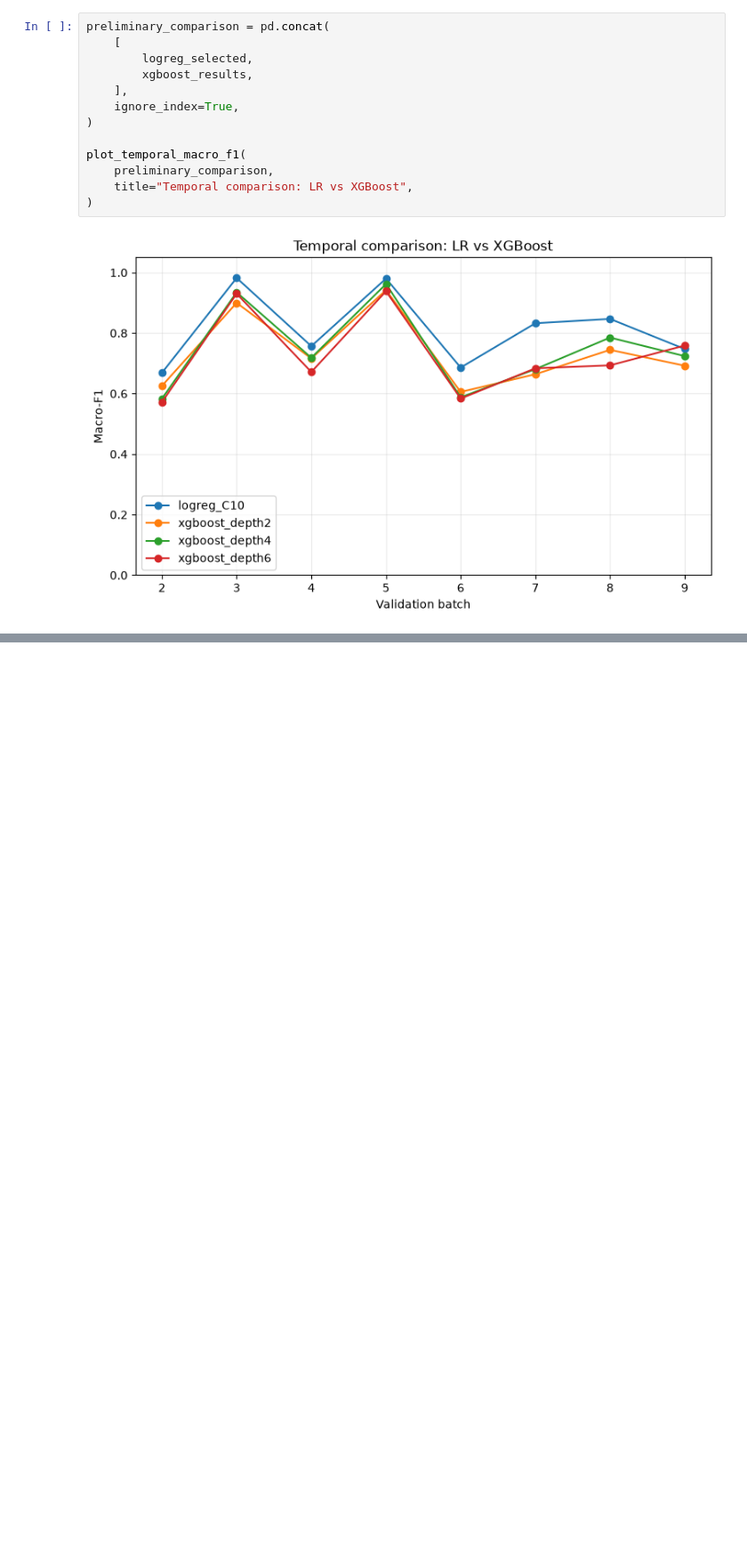
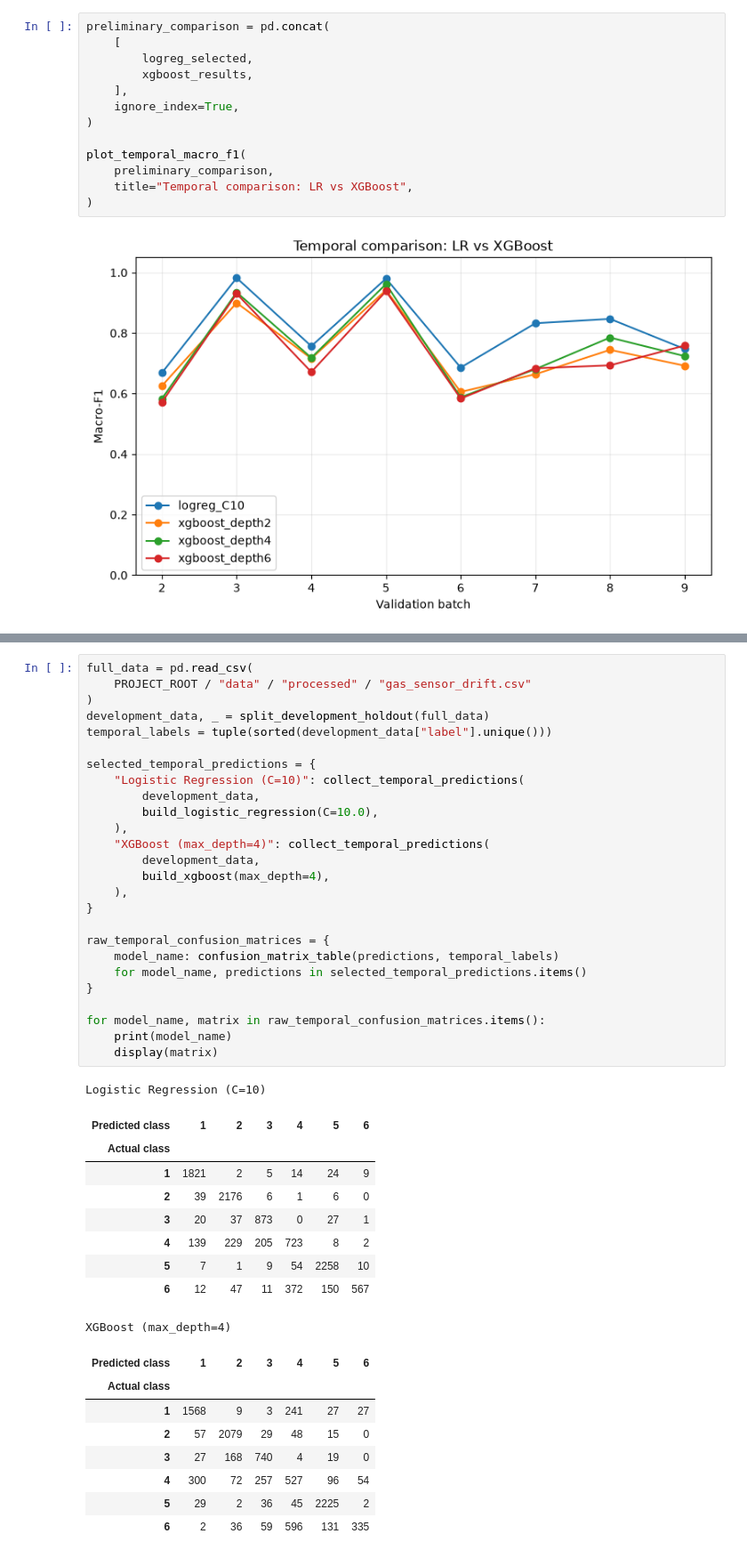
Before and after one commit to adrianfeijoo/gas-sensor-drift-classification, a Jupyter notebook: notebooks/02_model_evaluation.ipynb, the cells around one changed output, grey strips where cells are left out. Shown at 89% size. Drawn from its saved outputs; the diff is of its cells as text; blank space fills up the shorter version.

```diff
--- a/notebooks/02_model_evaluation.ipynb
+++ b/notebooks/02_model_evaluation.ipynb
@@ -726,0 +844,45 @@ Despite achieving near-perfect performance under random stratified cross-validat
+# %%
+full_data = pd.read_csv(
+    PROJECT_ROOT / "data" / "processed" / "gas_sensor_drift.csv"
+)
+development_data, _ = split_development_holdout(full_data)
+temporal_labels = tuple(sorted(development_data["label"].unique()))
+
+selected_temporal_predictions = {
+    "Logistic Regression (C=10)": collect_temporal_predictions(
+        development_data,
+        build_logistic_regression(C=10.0),
+    ),
+    "XGBoost (max_depth=4)": collect_temporal_predictions(
+        development_data,
+        build_xgboost(max_depth=4),
+    ),
+}
+
+raw_temporal_confusion_matrices = {
+    model_name: confusion_matrix_table(predictions, temporal_labels)
+    for model_name, predictions in selected_temporal_predictions.items()
+}
+
+for model_name, matrix in raw_temporal_confusion_matrices.items():
+    print(model_name)
+    display(matrix)
+# %% [output]
+Logistic Regression (C=10)
+| Predicted class | 1 | 2 | 3 | 4 | 5 | 6 |
+| Actual class |  |  |  |  |  |  |
+| 1 | 1821 | 2 | 5 | 14 | 24 | 9 |
+| 2 | 39 | 2176 | 6 | 1 | 6 | 0 |
+| 3 | 20 | 37 | 873 | 0 | 27 | 1 |
+| 4 | 139 | 229 | 205 | 723 | 8 | 2 |
+| 5 | 7 | 1 | 9 | 54 | 2258 | 10 |
+| 6 | 12 | 47 | 11 | 372 | 150 | 567 |
+XGBoost (max_depth=4)
+| Predicted class | 1 | 2 | 3 | 4 | 5 | 6 |
+| Actual class |  |  |  |  |  |  |
+| 1 | 1568 | 9 | 3 | 241 | 27 | 27 |
+| 2 | 57 | 2079 | 29 | 48 | 15 | 0 |
+| 3 | 27 | 168 | 740 | 4 | 19 | 0 |
+| 4 | 300 | 72 | 257 | 527 | 96 | 54 |
+| 5 | 29 | 2 | 36 | 45 | 2225 | 2 |
+| 6 | 2 | 36 | 59 | 596 | 131 | 335 |
```
Also changed, not shown: parts of 8 cells of this notebook.
